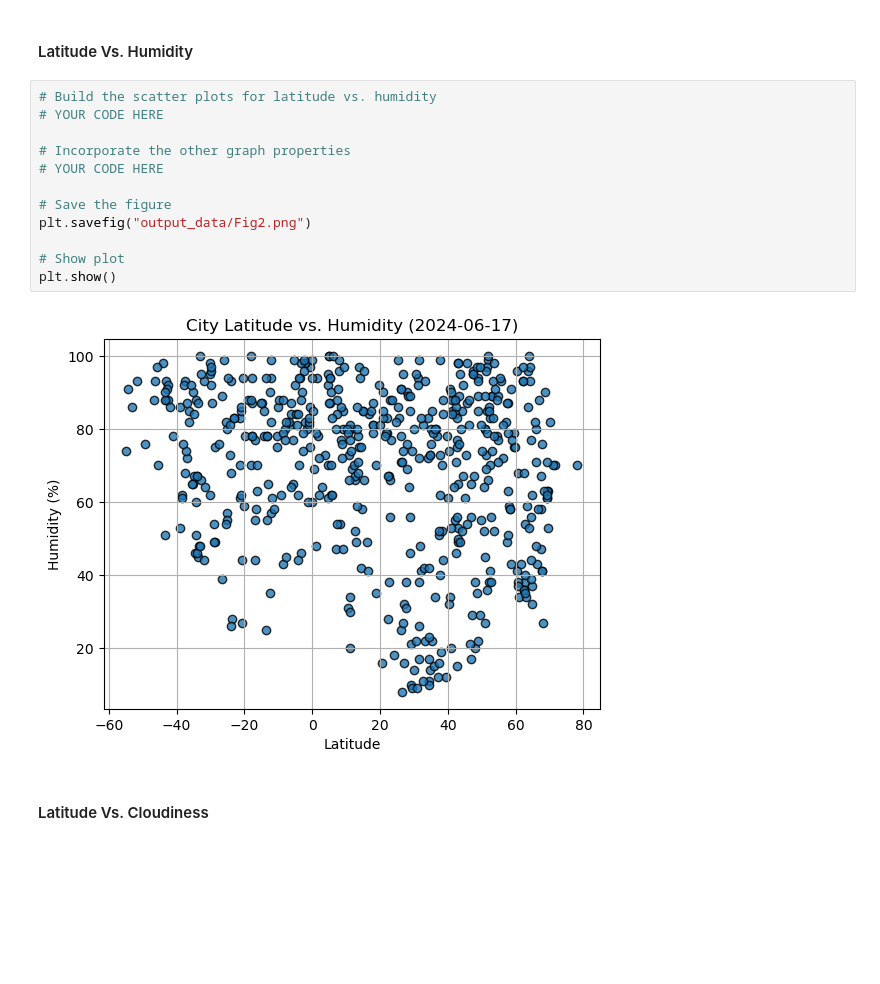
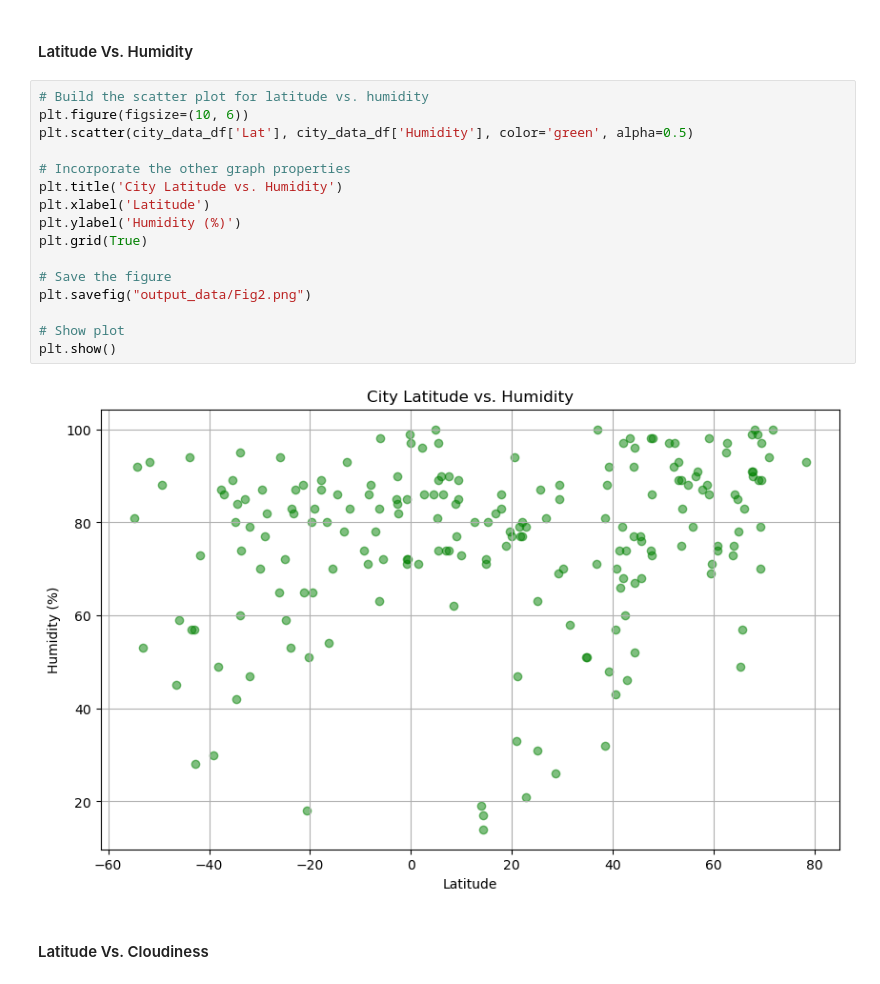
Before and after one commit to Kathyvng/python-api-challenge, a Jupyter notebook: WeatherPy/WeatherPy.ipynb, the cells around one changed output. Saved outputs shown, nothing was run; the diff lists cells and outputs as text; blank space fills up the shorter version.

```diff
--- a/WeatherPy/WeatherPy.ipynb
+++ b/WeatherPy/WeatherPy.ipynb
@@ -207,18 +214,22 @@ plt.show()
 # %% [markdown]
 #### Latitude Vs. Humidity
 # %%
-# Build the scatter plots for latitude vs. humidity
-# YOUR CODE HERE
+# Build the scatter plot for latitude vs. humidity
+plt.figure(figsize=(10, 6))
+plt.scatter(city_data_df['Lat'], city_data_df['Humidity'], color='green', alpha=0.5)
 
 # Incorporate the other graph properties
-# YOUR CODE HERE
+plt.title('City Latitude vs. Humidity')
+plt.xlabel('Latitude')
+plt.ylabel('Humidity (%)')
+plt.grid(True)
 
 # Save the figure
 plt.savefig("output_data/Fig2.png")
 
 # Show plot
 plt.show()
 # %% [output]
-[figure, old version]
+[figure, new version]
 # %% [markdown]
 #### Latitude Vs. Cloudiness
```
Also changed, not shown: parts of 8 cells of this notebook, 3 other files.
